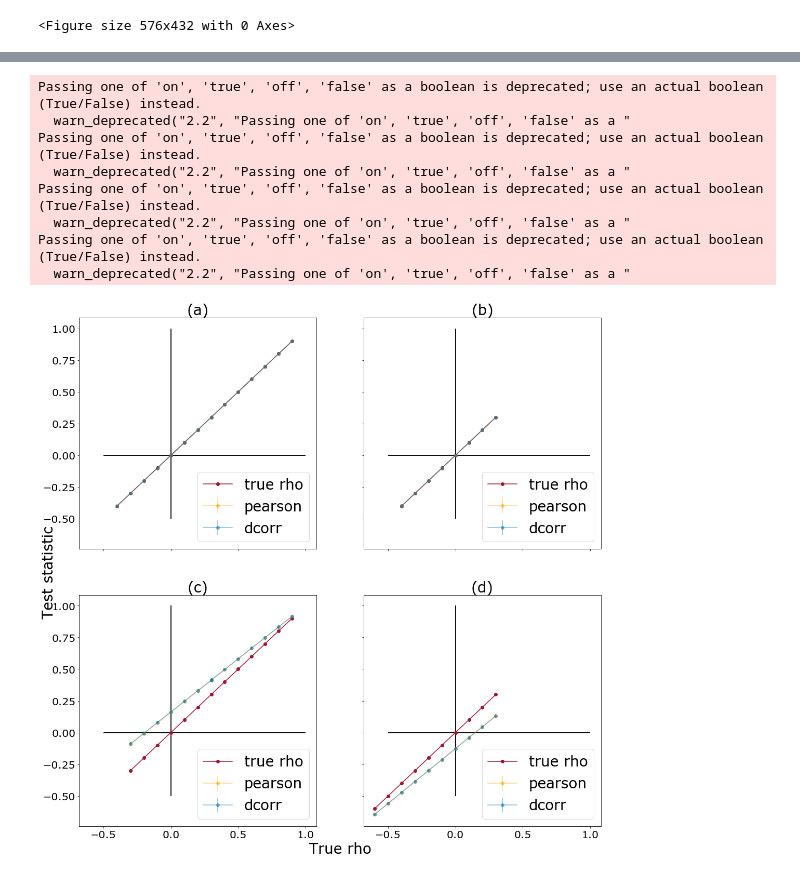
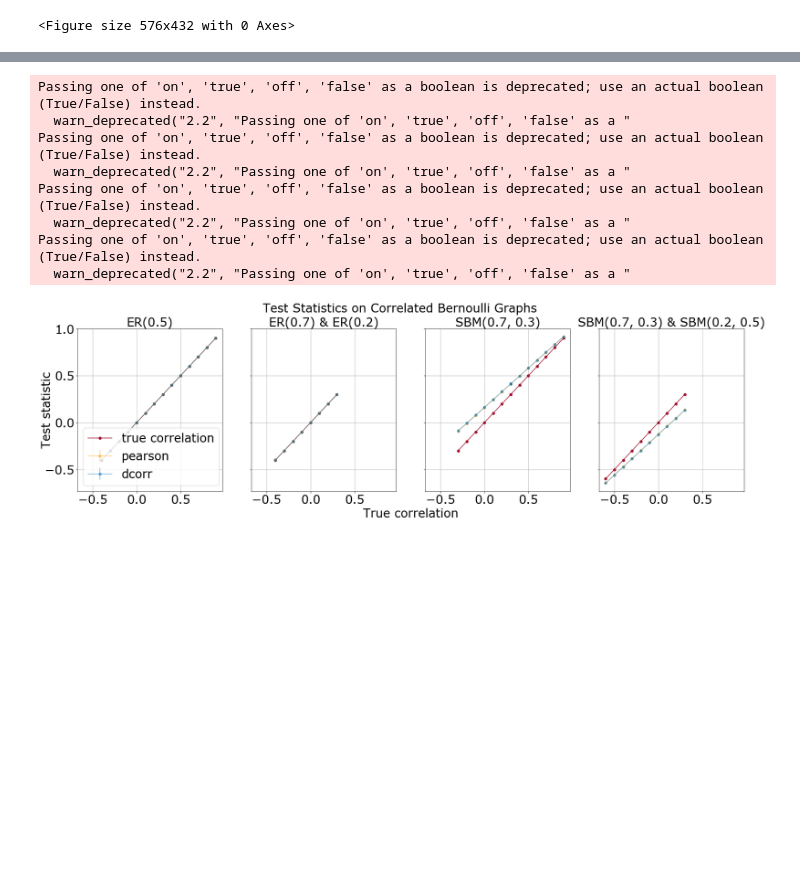
Before and after one commit to junhaobearxiong/graph_independence_test, a Jupyter notebook: notebooks/simulations/2019-03-13_simulation_plot_results.ipynb, the cells around one changed output, grey strips where cells are left out. Drawn from its saved outputs; the diff is of its cells as text; code cells hidden in the pictures; blank space fills up the shorter version.

```diff
--- a/notebooks/simulations/2019-03-13_simulation_plot_results.ipynb
+++ b/notebooks/simulations/2019-03-13_simulation_plot_results.ipynb
@@ -107,5 +175,5 @@ Passing one of 'on', 'true', 'off', 'false' as a boolean is deprecated; use an a
 # %%
-fig, axs = plt.subplots(2, 2, figsize=(18, 18), squeeze=True, sharex=True, sharey=True)
+fig, axs = plt.subplots(1, 4, figsize=(28, 7), squeeze=True, sharex=True, sharey=True)
 axs = axs.reshape(-1)
 test_names = ['pearson', 'dcorr']
 xmin = -0.5
@@ -118,8 +186,8 @@ colors = {
     'dcorr': (0, 0.4470, 0.7410),
     'pearson': 'orange',
 }
-plt.rcParams['xtick.labelsize']=20
-plt.rcParams['ytick.labelsize']=20
+plt.rcParams['xtick.labelsize']=28
+plt.rcParams['ytick.labelsize']=28
 plt.rcParams["legend.fancybox"] = True
 legend_size = 28
 label_size = 28
@@ -127,15 +195,15 @@ label_size = 28
 with open('../../results/rho_er_teststats.pkl', 'rb') as f:
     ts = pickle.load(f)
 rho_arr = np.around(np.linspace(-0.4, 0.9, 14), 1)
-axs[0].plot(rho_arr, rho_arr, label='true rho', marker='o', linestyle=linestyle, color=colors['true'])
+axs[0].plot(rho_arr, rho_arr, label='true correlation', marker='o', linestyle=linestyle, color=colors['true'])
 for name in test_names:
     axs[0].errorbar(rho_arr, np.mean(ts[name], axis=1), yerr=np.std(ts[name], axis=1),
              marker='o', linestyle=linestyle, label='{}'.format(name), alpha=alpha, color=colors[name])
-    axs[0].hlines(y=0, xmin=xmin, xmax=xmax)
-    axs[0].vlines(x=0, ymin=ymin, ymax=ymax)
-    axs[0].legend(loc=4, prop={'size': legend_size})
-    axs[0].set_title('(a)', fontsize=label_size)
-
+    #axs[0].hlines(y=0, xmin=xmin, xmax=xmax)
+    #axs[0].vlines(x=0, ymin=ymin, ymax=ymax)
+    axs[0].legend(prop={'size': legend_size})
+    axs[0].set_title('ER(0.5)', fontsize=label_size)
+axs[0].grid()
 
 with open('../../results/rho_er_marg_teststats.pkl', 'rb') as f:
     ts = pickle.load(f)
@@ -144,55 +212,55 @@ axs[1].plot(rho_arr, rho_arr, label='true rho', marker='o', linestyle=linestyle,
 for name in test_names:
     axs[1].errorbar(rho_arr, np.mean(ts[name], axis=1), yerr=np.std(ts[name], axis=1),
              marker='o', linestyle=linestyle, label='{}'.format(name), alpha=alpha, color=colors[name])
-    axs[1].hlines(y=0, xmin=xmin, xmax=xmax)
-    axs[1].vlines(x=0, ymin=ymin, ymax=ymax)
-    axs[1].legend(loc=4, prop={'size': legend_size})
-    axs[1].set_title('(b)', fontsize=label_size)
+    #axs[1].hlines(y=0, xmin=xmin, xmax=xmax)
+    #axs[1].vlines(x=0, ymin=ymin, ymax=ymax)
+    axs[1].set_title('ER(0.7) & ER(0.2)', fontsize=label_size)
+axs[1].grid()
 
 
 with open('../../results/rho_sbm_teststats.pkl', 'rb') as f:
     ts = pickle.load(f)
 rho_arr = np.around(np.linspace(-0.3, 0.9, 14), 1)
-axs[2].plot(rho_arr, rho_arr, label='true rho', marker='o', linestyle=linestyle, color=colors['true'])
+axs[2].plot(rho_arr, rho_arr, label='true correlation', marker='o', linestyle=linestyle, color=colors['true'])
 for name in test_names:
     axs[2].errorbar(rho_arr, np.mean(ts[name], axis=1), yerr=np.std(ts[name], axis=1),
              marker='o', linestyle=linestyle, label='{}'.format(name), alpha=alpha, color=colors[name])
-    axs[2].hlines(y=0, xmin=xmin, xmax=xmax)
-    axs[2].vlines(x=0, ymin=ymin, ymax=ymax)
-    axs[2].legend(loc=4, prop={'size': legend_size})
-    axs[2].set_title('(c)', fontsize=label_size)
+    #axs[2].hlines(y=0, xmin=xmin, xmax=xmax)
+    #axs[2].vlines(x=0, ymin=ymin, ymax=ymax)
+    axs[2].set_title('SBM(0.7, 0.3)', fontsize=label_size)
+axs[2].grid()
 
 with open('../../results/rho_sbm_marg_teststats.pkl', 'rb') as f:
     ts = pickle.load(f)
 rho_arr = np.around(np.linspace(-0.6, 0.3, 10), 1)
 axs[3].plot(rho_arr, rho_arr, label='true rho', marker='o', linestyle=linestyle, color=colors['true'])
 for name in test_names:
     axs[3].errorbar(rho_arr, np.mean(ts[name], axis=1), yerr=np.std(ts[name], axis=1),
              marker='o', linestyle=linestyle, label='{}'.format(name), alpha=alpha, color=colors[name])
-    axs[3].hlines(y=0, xmin=xmin, xmax=xmax)
-    axs[3].vlines(x=0, ymin=ymin, ymax=ymax)
-    axs[3].legend(loc=4, prop={'size': legend_size})
-    axs[3].set_title('(d)', fontsize=label_size)
-
+    #axs[3].hlines(y=0, xmin=xmin, xmax=xmax)
+    #axs[3].vlines(x=0, ymin=ymin, ymax=ymax)
+    axs[3].set_title('SBM(0.7, 0.3) & SBM(0.2, 0.5)', fontsize=label_size)
+axs[3].grid()
 
 # add a big axes, hide frame
 fig.add_subplot(111, frameon=False)
 #fig.tight_layout()
 
 # hide tick and tick label of the big axes
 plt.tick_params(labelcolor='none', top='off', bottom='off', left='off', right='off')
 plt.grid(False)
-plt.xlabel("True rho", fontsize=label_size)
+plt.xlabel("True correlation", fontsize=label_size)
 plt.ylabel("Test statistic", fontsize=label_size)
+fig.suptitle('Test Statistics on Correlated Bernoulli Graphs', fontsize=label_size, y=1)
 
 plt.savefig('../../figures/all_teststats.png', bbox_inches='tight')
 # %% [output]
 Passing one of 'on', 'true', 'off', 'false' as a boolean is deprecated; use an actual boolean (True/False) instead.
   warn_deprecated("2.2", "Passing one of 'on', 'true', 'off', 'false' as a "
 Passing one of 'on', 'true', 'off', 'false' as a boolean is deprecated; use an actual boolean (True/False) instead.
   warn_deprecated("2.2", "Passing one of 'on', 'true', 'off', 'false' as a "
 Passing one of 'on', 'true', 'off', 'false' as a boolean is deprecated; use an actual boolean (True/False) instead.
   warn_deprecated("2.2", "Passing one of 'on', 'true', 'off', 'false' as a "
 Passing one of 'on', 'true', 'off', 'false' as a boolean is deprecated; use an actual boolean (True/False) instead.
   warn_deprecated("2.2", "Passing one of 'on', 'true', 'off', 'false' as a "
-[figure, old version]
+[figure, new version]
```
Also changed, not shown: parts of 26 cells of this notebook, 5 other files.
